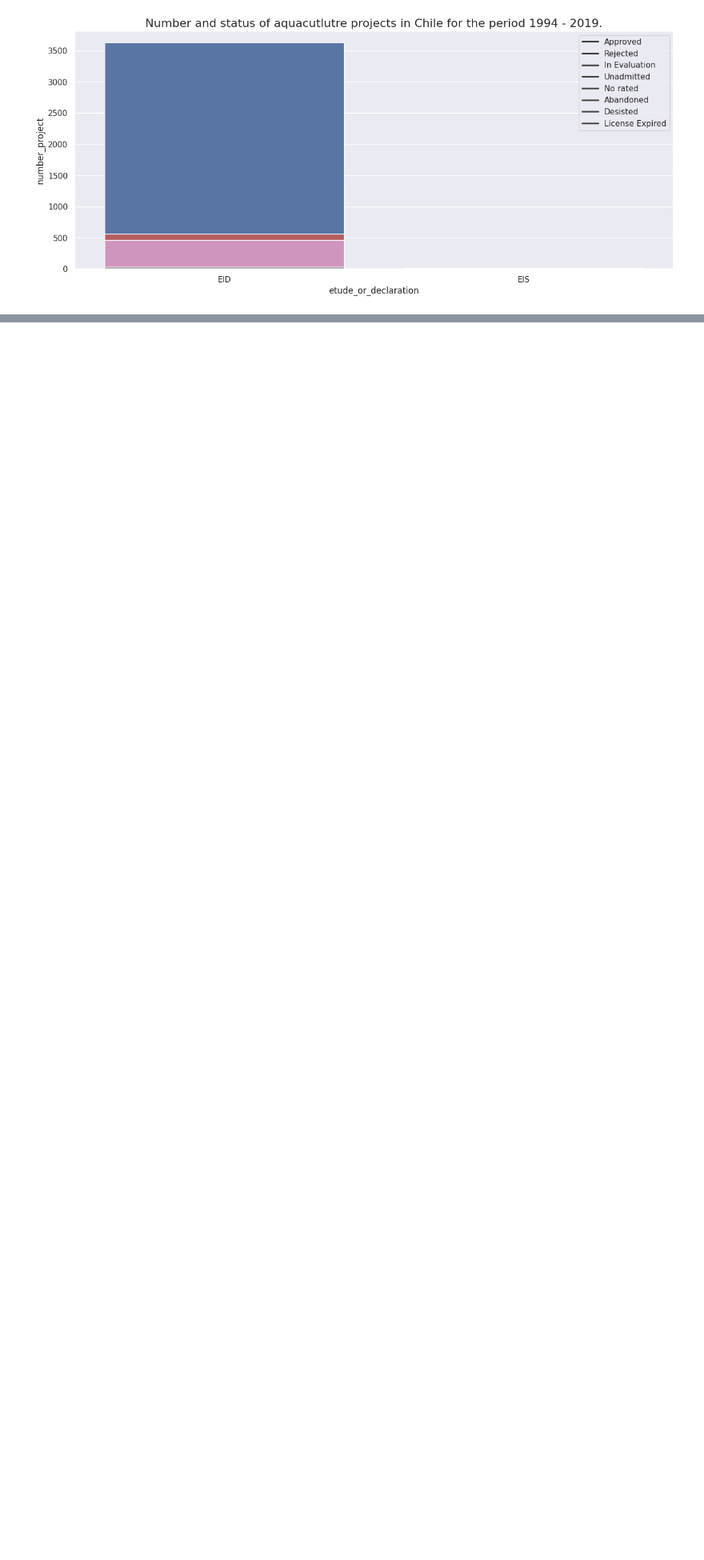
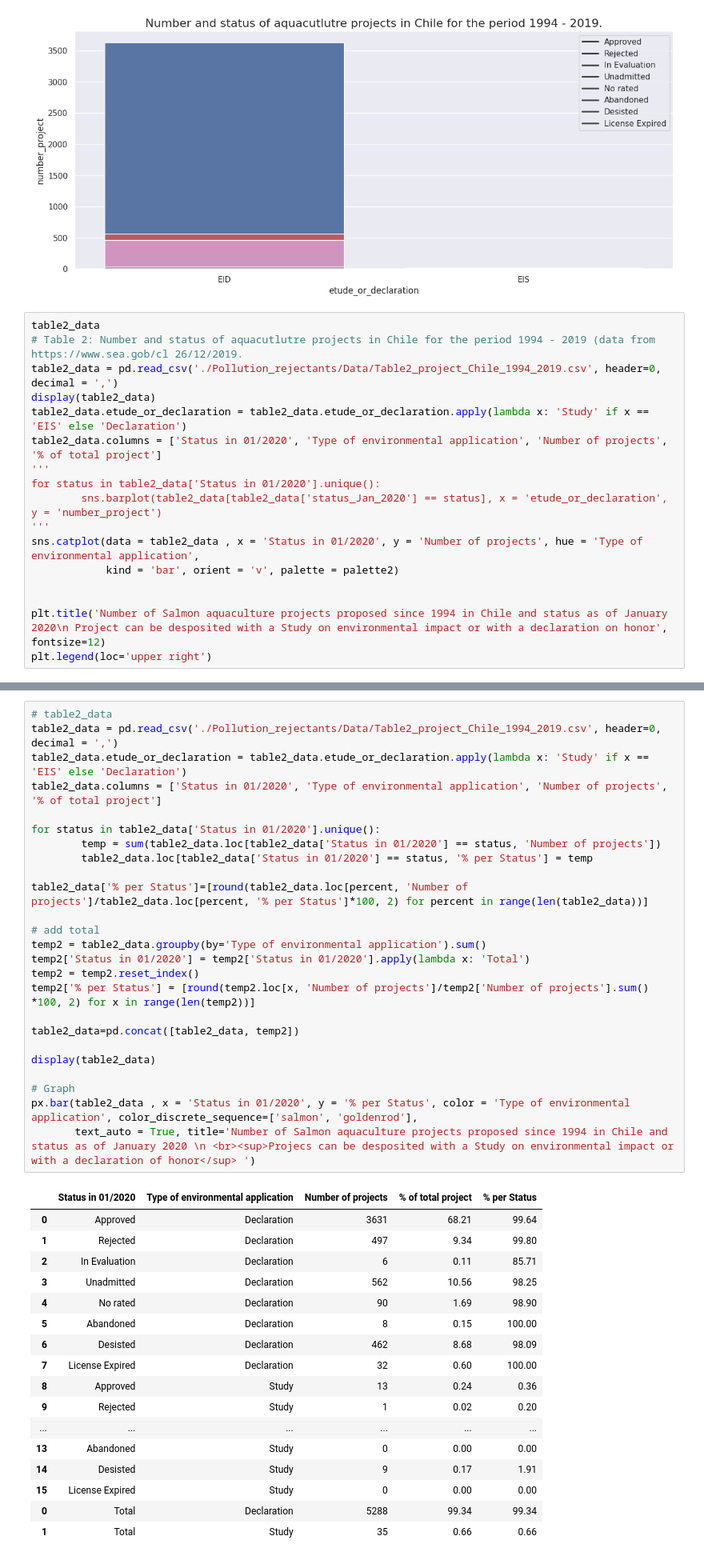
Before and after one commit to kumquat42/202402_MB_Data4Good_PinkBombs, a Jupyter notebook: 20240320_RejetPolluants.ipynb, the cells around one changed output, grey strips where cells are left out. Shown at 80% size. Drawn from its saved outputs; the diff is of its cells as text; blank space fills up the shorter version.

```diff
--- a/20240320_RejetPolluants.ipynb
+++ b/20240320_RejetPolluants.ipynb
@@ -125,3 +124,20 @@ plt.legend(loc='upper right', labels = [status for status in table2_data.status_
 | 15 | License Expired | EIS | 0 | 0.00 |
 <matplotlib.legend.Legend at 0x...>
 [figure]
+# %%
+table2_data
+# Table 2: Number and status of aquacutlutre projects in Chile for the period 1994 - 2019 (data from https://www.sea.gob/cl 26/12/2019.
+table2_data = pd.read_csv('./Pollution_rejectants/Data/Table2_project_Chile_1994_2019.csv', header=0, decimal = ',')
+display(table2_data)
+table2_data.etude_or_declaration = table2_data.etude_or_declaration.apply(lambda x: 'Study' if x == 'EIS' else 'Declaration')
+table2_data.columns = ['Status in 01/2020', 'Type of environmental application', 'Number of projects', '% of total project']
+'''
+for status in table2_data['Status in 01/2020'].unique():
+        sns.barplot(table2_data[table2_data['status_Jan_2020'] == status], x = 'etude_or_declaration', y = 'number_project')
+'''
+sns.catplot(data = table2_data , x = 'Status in 01/2020', y = 'Number of projects', hue = 'Type of environmental application',
+            kind = 'bar', orient = 'v', palette = palette2)
+
+
+plt.title('Number of Salmon aquaculture projects proposed since 1994 in Chile and status as of January 2020\n Project can be desposited with a Study on environmental impact or with a declaration on honor', fontsize=12)
+plt.legend(loc='upper right')
@@ -128,3 +162,46 @@ plt.legend(loc='upper right', labels = [status for status in table2_data.status_
+# %%
+# table2_data
+table2_data = pd.read_csv('./Pollution_rejectants/Data/Table2_project_Chile_1994_2019.csv', header=0, decimal = ',')
+table2_data.etude_or_declaration = table2_data.etude_or_declaration.apply(lambda x: 'Study' if x == 'EIS' else 'Declaration')
+table2_data.columns = ['Status in 01/2020', 'Type of environmental application', 'Number of projects', '% of total project']
+
+for status in table2_data['Status in 01/2020'].unique():
+        temp = sum(table2_data.loc[table2_data['Status in 01/2020'] == status, 'Number of projects'])
+        table2_data.loc[table2_data['Status in 01/2020'] == status, '% per Status'] = temp
+
+table2_data['% per Status']=[round(table2_data.loc[percent, 'Number of projects']/table2_data.loc[percent, '% per Status']*100, 2) for percent in range(len(table2_data))]
+
+# add total
+temp2 = table2_data.groupby(by='Type of environmental application').sum()
+temp2['Status in 01/2020'] = temp2['Status in 01/2020'].apply(lambda x: 'Total')
+temp2 = temp2.reset_index()
+temp2['% per Status'] = [round(temp2.loc[x, 'Number of projects']/temp2['Number of projects'].sum() *100, 2) for x in range(len(temp2))]
+
+table2_data=pd.concat([table2_data, temp2])
+
+display(table2_data)
+
+# Graph
+px.bar(table2_data , x = 'Status in 01/2020', y = '% per Status', color = 'Type of environmental application', color_discrete_sequence=['salmon', 'goldenrod'],
+       text_auto = True, title='Number of Salmon aquaculture projects proposed since 1994 in Chile and status as of January 2020 \n <br><sup>Projecs can be desposited with a Study on environmental impact or with a declaration of honor</sup> ')
+# %% [output]
+|  | Status in 01/2020 | Type of environmental application | Number of projects | % of total project | % per Status |
+| 0 | Approved | Declaration | 3631 | 68.21 | 99.64 |
+| 1 | Rejected | Declaration | 497 | 9.34 | 99.80 |
+| 2 | In Evaluation | Declaration | 6 | 0.11 | 85.71 |
+| 3 | Unadmitted | Declaration | 562 | 10.56 | 98.25 |
+| 4 | No rated | Declaration | 90 | 1.69 | 98.90 |
+| 5 | Abandoned | Declaration | 8 | 0.15 | 100.00 |
+| 6 | Desisted | Declaration | 462 | 8.68 | 98.09 |
+| 7 | License Expired | Declaration | 32 | 0.60 | 100.00 |
+| 8 | Approved | Study | 13 | 0.24 | 0.36 |
+| 9 | Rejected | Study | 1 | 0.02 | 0.20 |
+| ... | ... | ... | ... | ... | ... |
+| 13 | Abandoned | Study | 0 | 0.00 | 0.00 |
+| 14 | Desisted | Study | 9 | 0.17 | 1.91 |
+| 15 | License Expired | Study | 0 | 0.00 | 0.00 |
+| 0 | Total | Declaration | 5288 | 99.34 | 99.34 |
+| 1 | Total | Study | 35 | 0.66 | 0.66 |
 # %%
 display(table2_data.sum())
 display(table2_data[table2_data['etude_or_declaration'] == 'EID'].sum())
```
Also changed, not shown: parts of 7 cells of this notebook, 1 other file.
